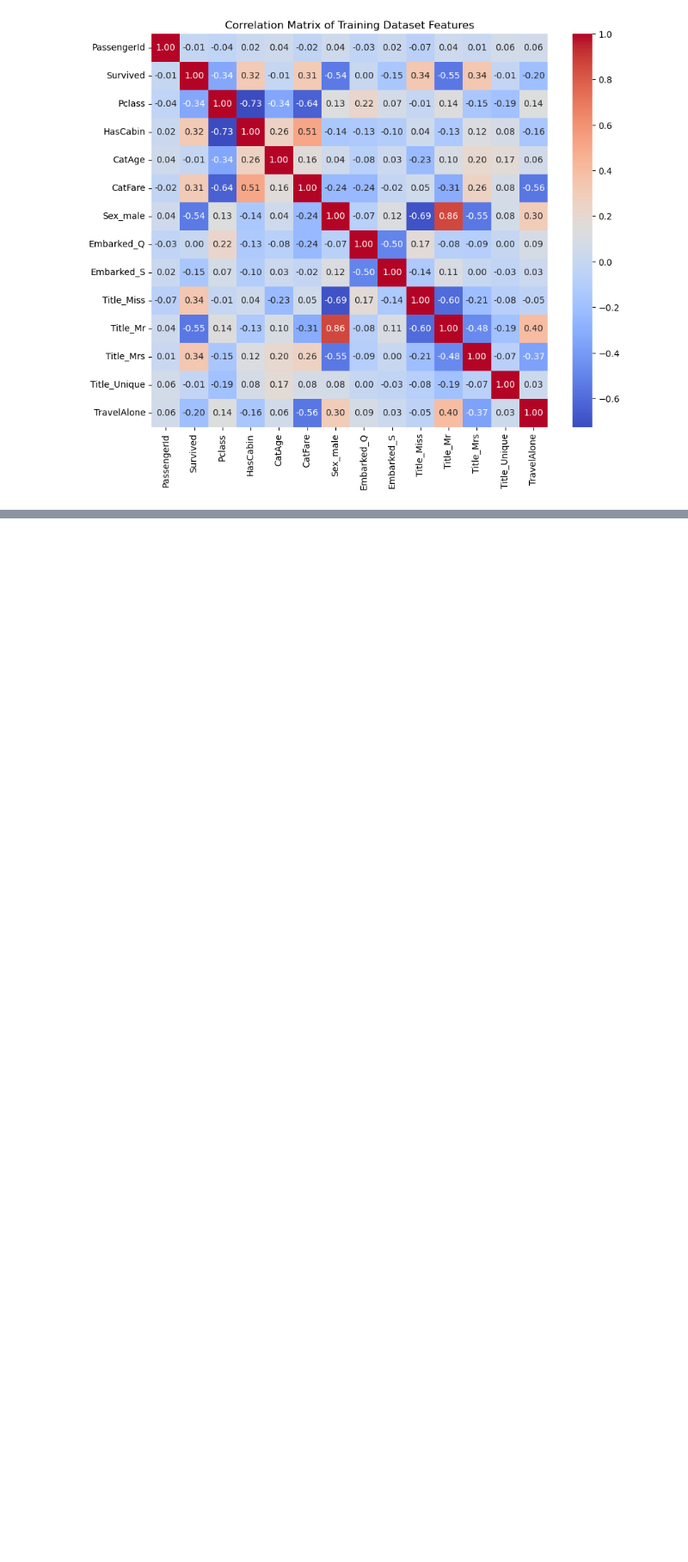
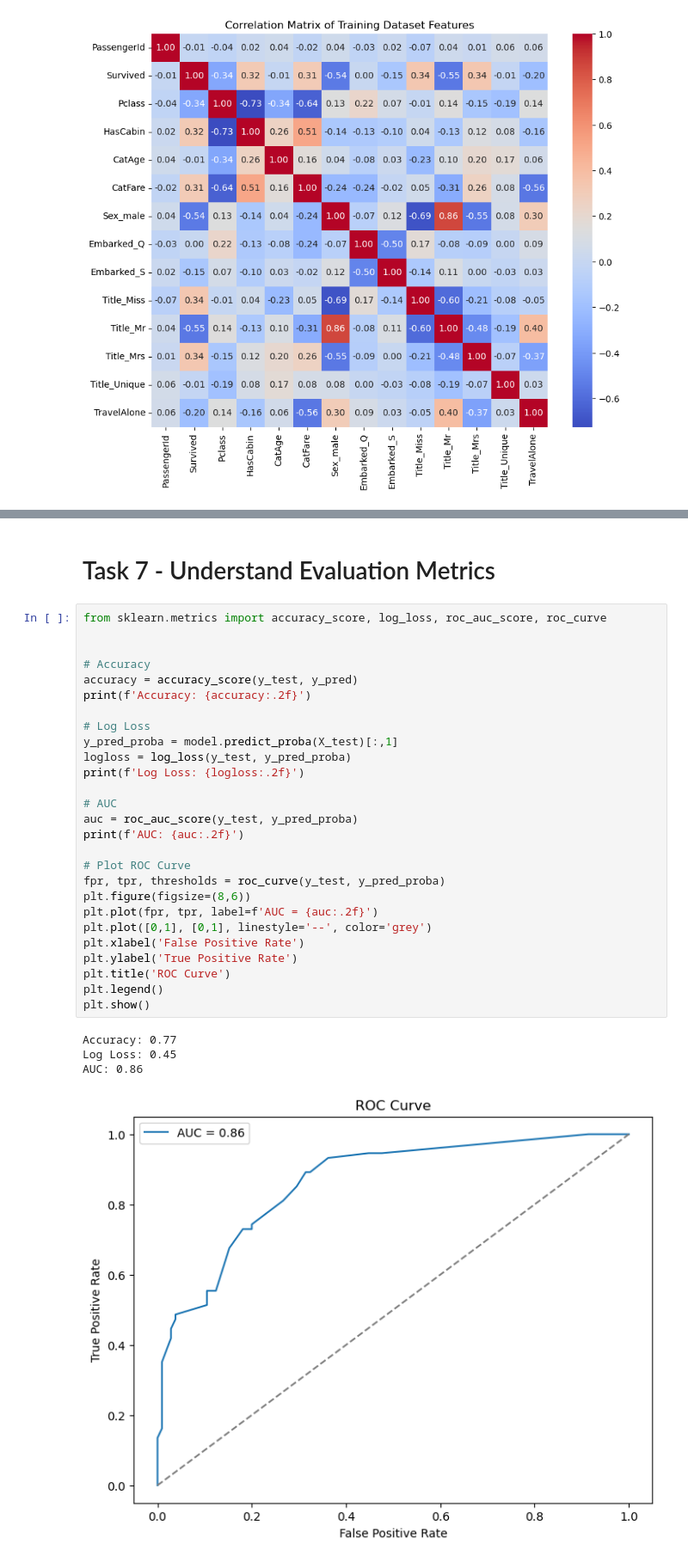
Before and after one commit to SolveigJorgensen/Intro-to-AI---Lab, a Jupyter notebook: Lab3.ipynb, the cells around one changed output, grey strips where cells are left out. Shown: that part at 86% size. Cells and saved outputs as stored; diff of their text form; blank space fills up the shorter version.

```diff
--- a/Lab3.ipynb
+++ b/Lab3.ipynb
@@ -203,0 +308,34 @@ Obervasjoner:
+# %% [markdown]
+# Task 7 - Understand Evaluation Metrics
+# %%
+from sklearn.metrics import accuracy_score, log_loss, roc_auc_score, roc_curve
+
+
+# Accuracy
+accuracy = accuracy_score(y_test, y_pred)
+print(f'Accuracy: {accuracy:.2f}')
+
+# Log Loss
+y_pred_proba = model.predict_proba(X_test)[:,1]
+logloss = log_loss(y_test, y_pred_proba)
+print(f'Log Loss: {logloss:.2f}')
+
+# AUC
+auc = roc_auc_score(y_test, y_pred_proba)
+print(f'AUC: {auc:.2f}')
+
+# Plot ROC Curve
+fpr, tpr, thresholds = roc_curve(y_test, y_pred_proba)
+plt.figure(figsize=(8,6))
+plt.plot(fpr, tpr, label=f'AUC = {auc:.2f}')
+plt.plot([0,1], [0,1], linestyle='--', color='grey')
+plt.xlabel('False Positive Rate')
+plt.ylabel('True Positive Rate')
+plt.title('ROC Curve')
+plt.legend()
+plt.show()
+# %% [output]
+Accuracy: 0.77
+Log Loss: 0.45
+AUC: 0.86
+[figure, added]
```
Also changed, not shown: parts of 16 cells of this notebook.
